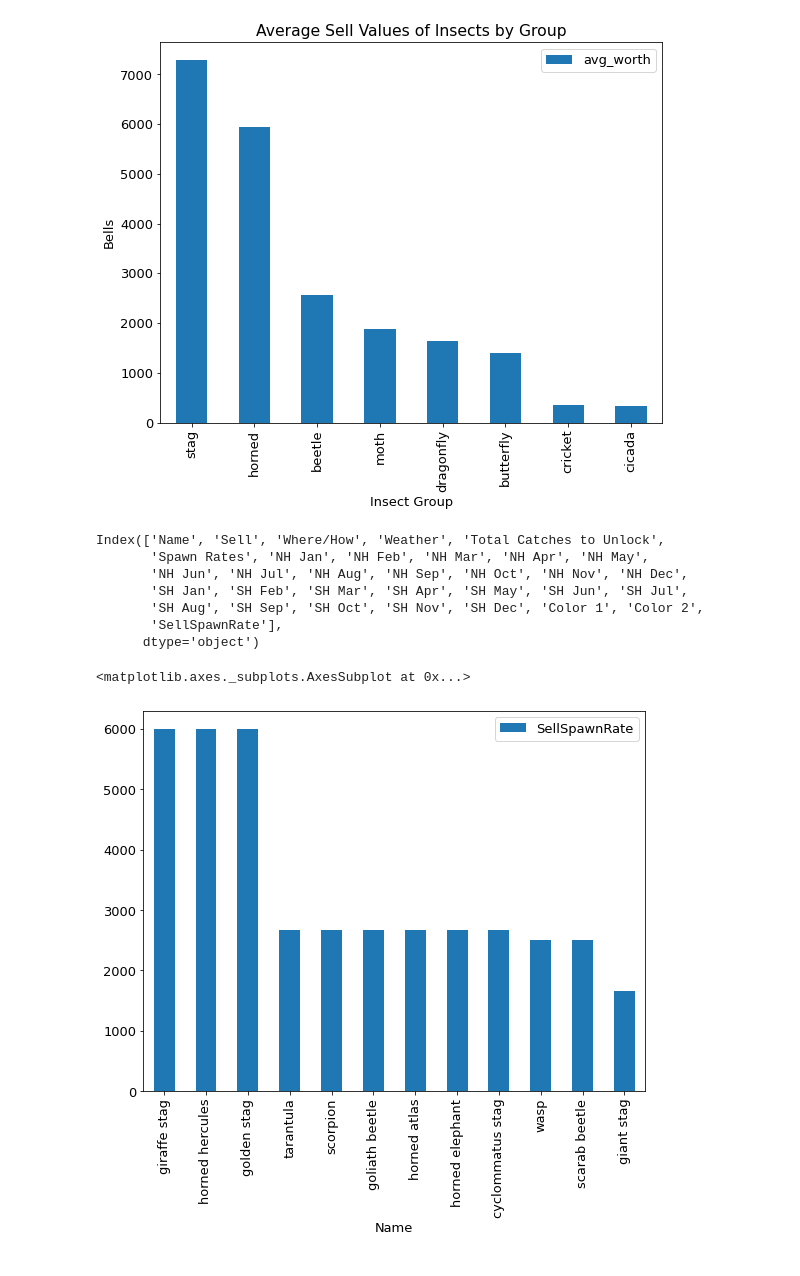
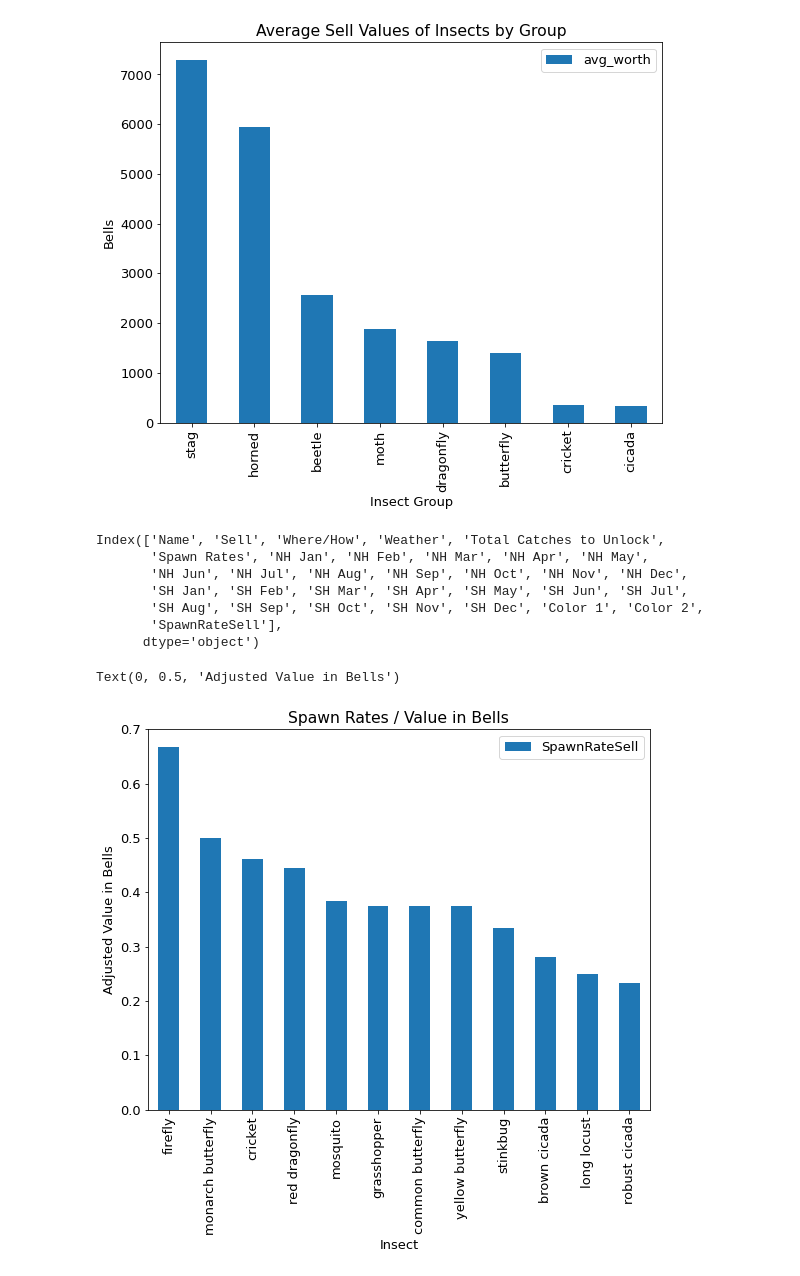
Before and after one commit to KwameTaylor/its-raining-bells_animal-crossing-new-horizons, a Jupyter notebook: its-raining-bells-hallelujah.ipynb, the cells around one changed output. Drawn from its saved outputs; the diff is of its cells as text; code cells hidden in the pictures.

Commit message:
research and find documentation on spawn rates

```diff
--- a/its-raining-bells-hallelujah.ipynb
+++ b/its-raining-bells-hallelujah.ipynb
@@ -164,2 +163,0 @@ Idea for feature engineering: Sell / Spawn Rates
-# %%
-insects["SellSpawnRate"] = insects.Sell / (insects['Spawn Rates'] + 1)
@@ -186,3 +164,7 @@ Name: SellSpawnRate, dtype: int64
+# %%
+insects["SpawnRateSell"] = insects['Spawn Rates'] / insects.Sell
+
+# plus 1 for now to prevent divide by zero error for MVP, but later I will update to conditionally check for zero
 # %% [markdown]
 ### Exploratory Data Analysis
 # %%
@@ -226,15 +208,15 @@ Index(['Name', 'Sell', 'Where/How', 'Weather', 'Total Catches to Unlock',
        'NH Jun', 'NH Jul', 'NH Aug', 'NH Sep', 'NH Oct', 'NH Nov', 'NH Dec',
        'SH Jan', 'SH Feb', 'SH Mar', 'SH Apr', 'SH May', 'SH Jun', 'SH Jul',
        'SH Aug', 'SH Sep', 'SH Oct', 'SH Nov', 'SH Dec', 'Color 1', 'Color 2',
-       'SellSpawnRate'],
+       'SpawnRateSell'],
       dtype='object')
 # %%
-insects[["SellSpawnRate", 'Name']].set_index('Name').sort_values(by="SellSpawnRate", ascending=False).head(12).plot.bar()
+insects[["SpawnRateSell", 'Name']].set_index('Name').sort_values(by="SpawnRateSell", ascending=False).head(12).plot.bar()
 
-#plt.title("Average Sell Values of Insects by Group")
-#plt.xlabel("Insect Group")
-#plt.ylabel("Bells")
+plt.title("Spawn Rates / Value in Bells")
+plt.xlabel("Insect")
+plt.ylabel("Adjusted Value in Bells")
 # %% [output]
-<matplotlib.axes._subplots.AxesSubplot at 0x...>
+Text(0, 0.5, 'Adjusted Value in Bells')
-[figure, old version]
+[figure, new version]
 # %%
```
Also changed, not shown: parts of 5 cells of this notebook.
